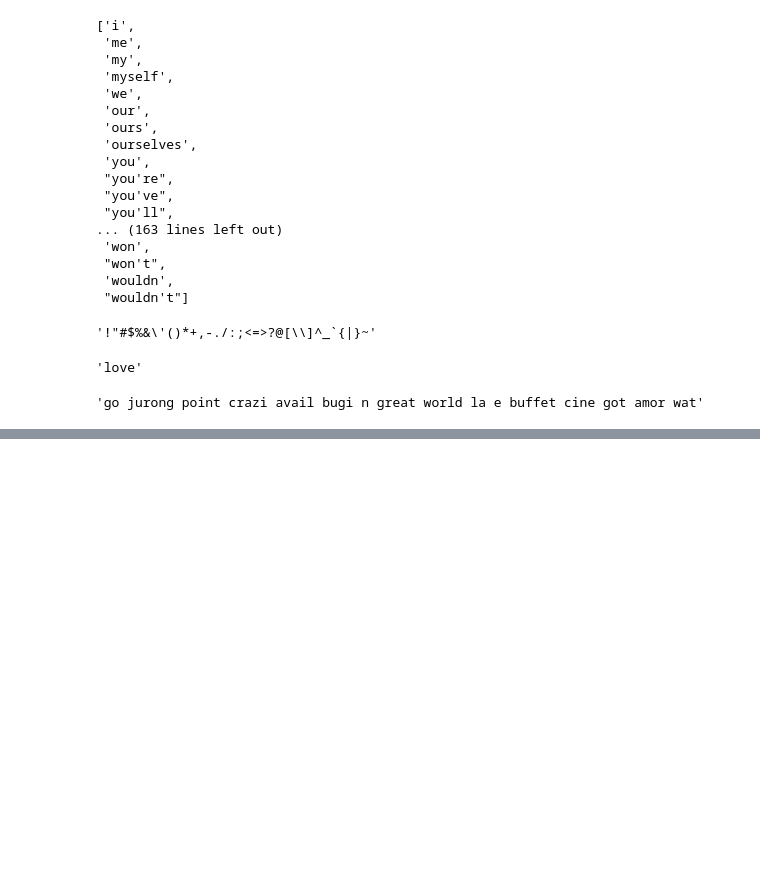
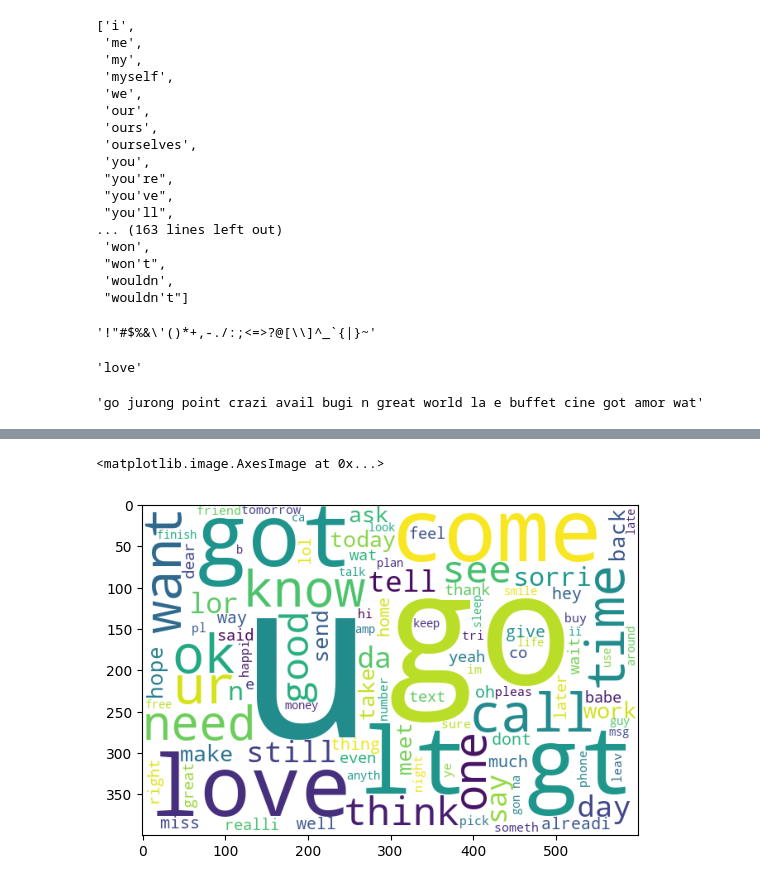
Before and after one commit to cropped33/spam_or_ham, a Jupyter notebook: sms_spam_detection.ipynb, the cells around one changed output, grey strips where cells are left out. Drawn from its saved outputs; the diff is of its cells as text; code cells hidden in the pictures; blank space fills up the shorter version.

```diff
--- a/sms_spam_detection.ipynb
+++ b/sms_spam_detection.ipynb
@@ -337,0 +330,8 @@ plt.imshow(wc)
+# %%
+# WordCloud for ham messages
+ham_wc= WordCloud(width=600,height=400,background_color='white',max_words=100).generate(" ".join(df[df['target']==0]['transformed_text']))
+# plt.figure(figsize=(12,8))
+plt.imshow(ham_wc)
+# %% [output]
+<matplotlib.image.AxesImage at 0x...>
+[figure, added]
```
Also changed, not shown: parts of 28 cells of this notebook.
